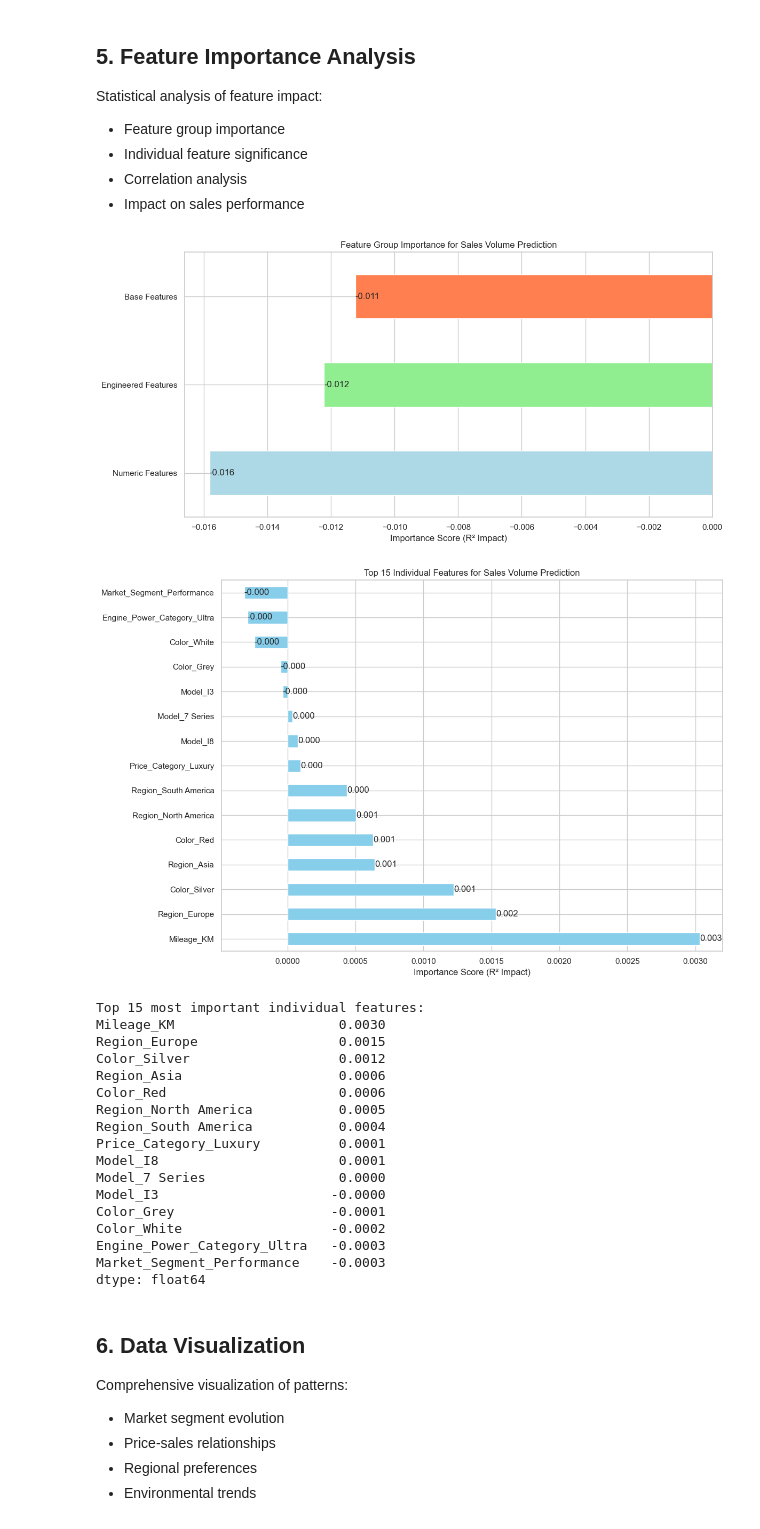
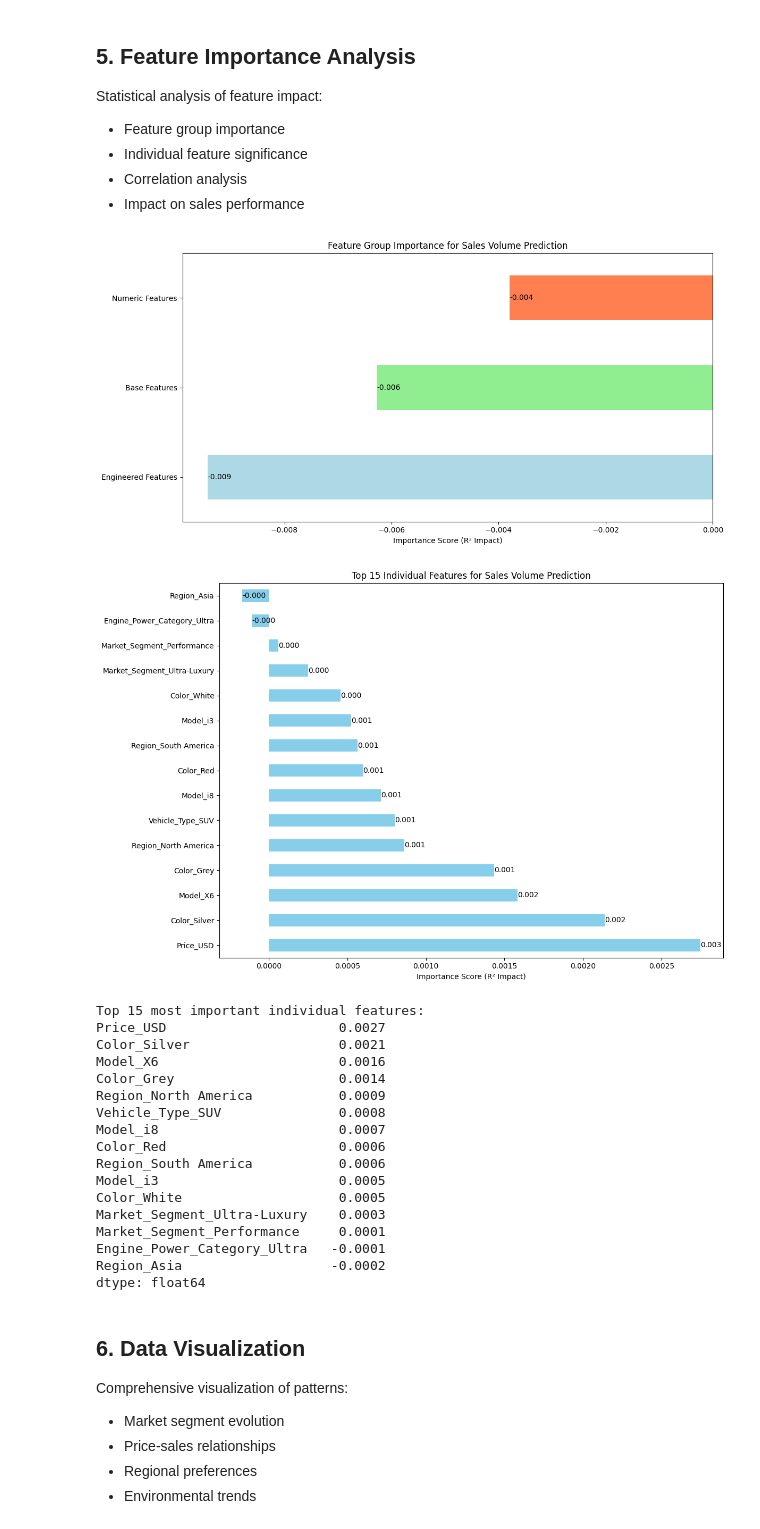
Before and after one commit to AkashAppari/BMW-Sales-Data-Analysis, a Jupyter notebook: notebooks/03_feature_engineering.ipynb, the cells around one changed output. Saved outputs shown, nothing was run; the diff lists cells and outputs as text; code cells hidden in the pictures.

```diff
--- a/notebooks/03_feature_engineering.ipynb
+++ b/notebooks/03_feature_engineering.ipynb
@@ -110,8 +60,21 @@ Creating features for market analysis:
 - Engine power categories
 - Environmental classification
 # %%
+# Create Vehicle_Type feature first (needed for later analysis)
+df['Vehicle_Type'] = df['Model'].apply(
+    lambda x: 'SUV' if x in ['X1', 'X3', 'X5', 'X6', 'X7']
+    else 'Sedan' if x in ['3 Series', '5 Series', '7 Series']
+    else 'Sports' if x in ['M3', 'M5', 'Z4']
+    else 'Other'
+)
+
 # Price-related features
-df['Price_Category'] = pd.qcut(df['Price_USD'], q=5, labels=['Budget', 'Entry', 'Mid', 'Premium', 'Luxury'])
+df['Price_Category'] = pd.qcut(
+    df['Price_USD'],
+    q=5,
+    labels=['Budget', 'Entry', 'Mid', 'Premium', 'Luxury'],
+    duplicates='drop'
+)
 
 # Handle division by zero in price per km calculation
 df['Price_Per_KM'] = np.where(
@@ -129,7 +92,7 @@ df['Market_Segment'] = df.apply(
 )
 
 # Vehicle age and condition
-current_year = df['Year'].max()
+current_year = int(df['Year'].max())
 df['Vehicle_Age'] = current_year - df['Year']
 df['Age_Category'] = pd.cut(
     df['Vehicle_Age'],
@@ -147,16 +110,16 @@ df['Engine_Power_Category'] = pd.cut(
 # Environmental features
 df['Green_Vehicle'] = df['Fuel_Type'].isin(['Electric', 'Hybrid'])
 df['Region_Green_Focus'] = df.apply(
-    lambda x: 1 if x['Green_Vehicle'] and x['Continent'] in ['Europe', 'North America'] else 0,
+    lambda x: 1 if x['Green_Vehicle'] and x['Region'] in ['Europe', 'North America'] else 0,
     axis=1
 )
 
 # Display new features with better formatting
 print("\nSample of new market segmentation features:")
-display(df[['Model', 'Market_Segment', 'Age_Category', 'Price_Category', 'Engine_Power_Category', 'Green_Vehicle']].head(10))
+display(df[['Model', 'Vehicle_Type', 'Market_Segment', 'Age_Category', 'Price_Category', 'Engine_Power_Category', 'Green_Vehicle']].head(10))
 
 print("\nFeature value distributions:")
-for col in ['Market_Segment', 'Age_Category', 'Price_Category', 'Engine_Power_Category']:
+for col in ['Vehicle_Type', 'Market_Segment', 'Age_Category', 'Price_Category', 'Engine_Power_Category']:
     print(f"\n{col} distribution:")
     print(df[col].value_counts(normalize=True).round(3) * 100)
 # %% [output]
@@ -325,10 +287,10 @@ Statistical analysis of feature impact:
 - Impact on sales performance
 # %%
 # Prepare features for importance analysis
-from sklearn.preprocessing import StandardScaler  # type: ignore
-from sklearn.model_selection import train_test_split  # type: ignore
-from sklearn.metrics import r2_score  # type: ignore
-import numpy as np
+from sklearn.preprocessing import StandardScaler
+from sklearn.model_selection import train_test_split
+from sklearn.metrics import r2_score
+from sklearn.ensemble import RandomForestRegressor
 
 # Define features to analyze
 base_features = ['Model', 'Region', 'Color', 'Fuel_Type', 'Transmission']
@@ -346,7 +308,7 @@ def calculate_feature_importance(X, y, feature_names):
     X_test_scaled = scaler.transform(X_test)
 
     # Train model
-    rf = RandomForestRegressor(n_estimators=100, random_state=42)
+    rf = RandomForestRegressor(n_estimators=100, random_state=42, n_jobs=-1)
     rf.fit(X_train_scaled, y_train)
 
     # Calculate base score
@@ -392,51 +354,51 @@ group_df = pd.Series(grouped_importance).sort_values(ascending=True)
 ax = group_df.plot(kind='barh', color=['lightblue', 'lightgreen', 'coral'])
 plt.title('Feature Group Importance for Sales Volume Prediction')
 plt.xlabel('Importance Score (R² Impact)')
 
 # Add value labels
 for i, v in enumerate(group_df.values):
     ax.text(v, i, f'{v:.3f}', va='center')
 
 plt.tight_layout()
 plt.show()
 
 # Plot top individual features
 top_n = 15
 top_features = importance_scores.sort_values(ascending=False).head(top_n)
 
 plt.figure(figsize=(12, 8))
 ax = top_features.plot(kind='barh', color='skyblue')
 plt.title(f'Top {top_n} Individual Features for Sales Volume Prediction')
 plt.xlabel('Importance Score (R² Impact)')
 
 # Add value labels
 for i, v in enumerate(top_features.values):
     ax.text(v, i, f'{v:.3f}', va='center')
 
 plt.tight_layout()
 plt.show()
 
 print("\nTop 15 most important individual features:")
 print(top_features.round(4))
 # %% [output]
-[figure, old version]
+[figure, new version]
-[figure, old version]
+[figure, new version]
 Top 15 most important individual features:
-Mileage_KM                     0.0030
-Region_Europe                  0.0015
-Color_Silver                   0.0012
-Region_Asia                    0.0006
+Price_USD                      0.0027
+Color_Silver                   0.0021
+Model_X6                       0.0016
+Color_Grey                     0.0014
+Region_North America           0.0009
+Vehicle_Type_SUV               0.0008
+Model_i8                       0.0007
 Color_Red                      0.0006
-Region_North America           0.0005
-Region_South America           0.0004
-Price_Category_Luxury          0.0001
-Model_I8                       0.0001
-Model_7 Series                 0.0000
-Model_I3                      -0.0000
-Color_Grey                    -0.0001
-Color_White                   -0.0002
-Engine_Power_Category_Ultra   -0.0003
-Market_Segment_Performance    -0.0003
+Region_South America           0.0006
+Model_i3                       0.0005
+Color_White                    0.0005
+Market_Segment_Ultra-Luxury    0.0003
+Market_Segment_Performance     0.0001
+Engine_Power_Category_Ultra   -0.0001
+Region_Asia                   -0.0002
 dtype: float64
 # %% [markdown]
 ## 6. Data Visualization
```
Also changed, not shown: parts of 27 cells of this notebook, 5 other files.
